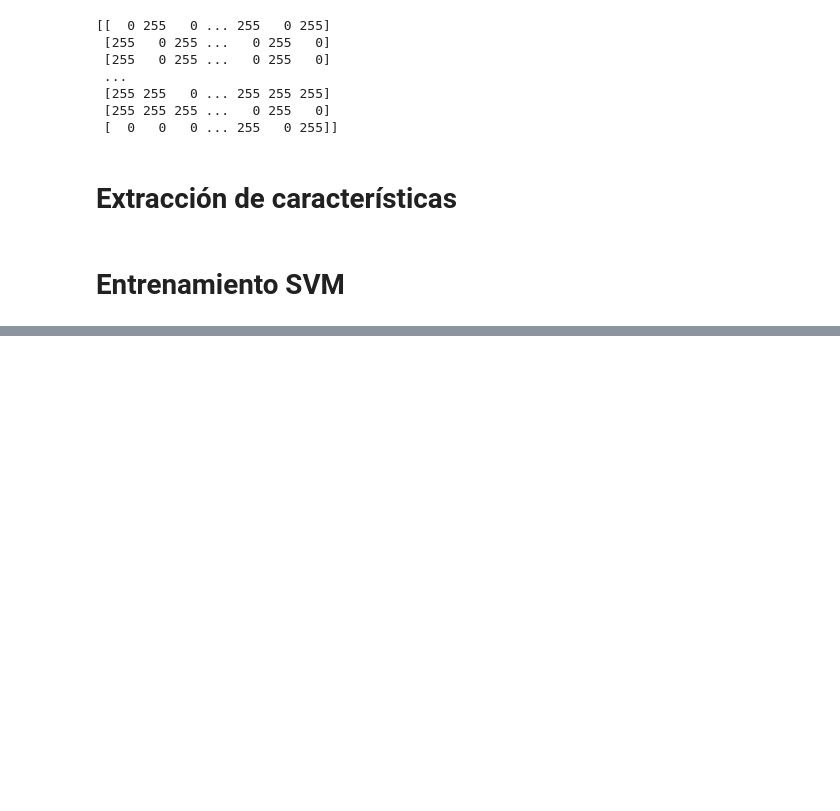
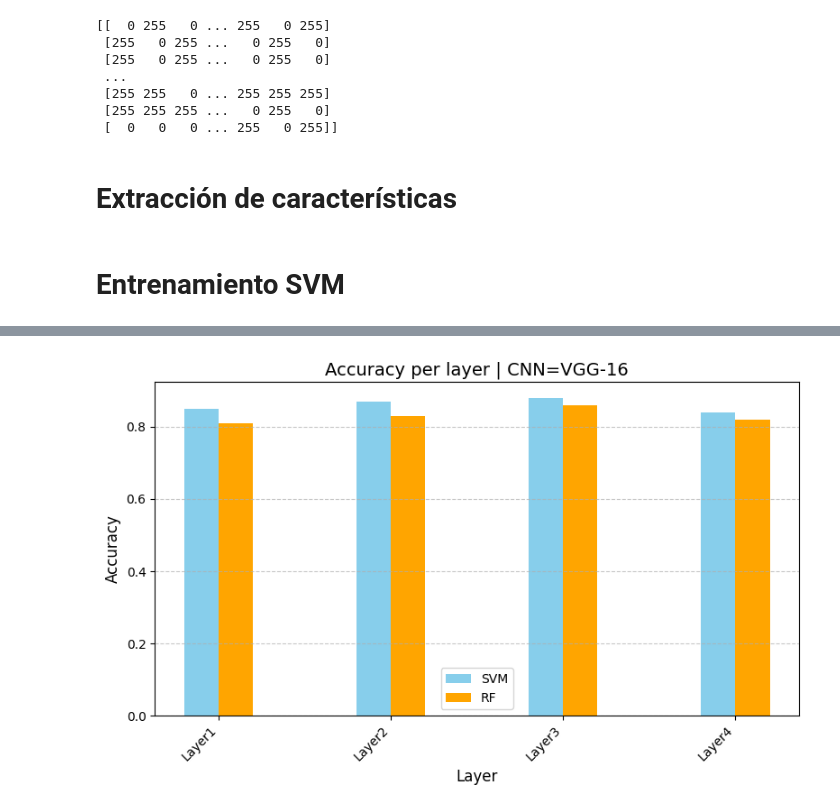
Before and after one commit to rorrocatalam/EL7007_Project, a Jupyter notebook: code/test.ipynb, the cells around one changed output, grey strips where cells are left out. Drawn from its saved outputs; the diff is of its cells as text; code cells hidden in the pictures; blank space fills up the shorter version.

```diff
--- a/code/test.ipynb
+++ b/code/test.ipynb
@@ -200,0 +230,36 @@ Layer conv_pw_9: 93.13% Accuracy
+# %%
+import os
+import csv
+import matplotlib.pyplot as plt
+
+# Datos de ejemplo (puedes ignorar esta parte si ya tienes tus datos)
+res_path = '../results'
+classifier = 'svm'
+
+model_names = ['Inception', 'MobileNet', 'ResNet-50', 'VGG-16']
+layer_names = ['Layer1', 'Layer2', 'Layer3', 'Layer4']
+accuracies_svm = [0.85, 0.87, 0.88, 0.84]
+accuracies_rf = [0.81, 0.83, 0.86, 0.82]
+
+# Crear las posiciones de las barras
+x = range(len(layer_names))  # Posiciones base para las etiquetas
+width = 0.2  # Ancho de las barras
+
+# Crear el gráfico de barras
+plt.figure(figsize=(8, 5))
+plt.bar([p - width/2 for p in x], accuracies_svm, width=width, label="SVM", color='skyblue')  # Barras SVM
+plt.bar([p + width/2 for p in x], accuracies_rf, width=width, label="RF", color='orange')  # Barras RF
+
+# Personalizar el gráfico
+plt.xlabel("Layer", fontsize=12)
+plt.ylabel("Accuracy", fontsize=12)
+plt.title(f"Accuracy per layer | CNN={model_names[i]}", fontsize=14)
+plt.xticks(ticks=x, labels=layer_names, rotation=45, ha='right', fontsize=10)  # Etiquetas en el eje x
+plt.legend(fontsize=10)  # Leyenda
+plt.grid(True, axis='y', linestyle='--', alpha=0.7)  # Agregar líneas de grilla
+plt.tight_layout()
+
+# Mostrar el gráfico
+plt.show()
+# %% [output]
+[figure, added]
```
Also changed, not shown: parts of 12 cells of this notebook.
